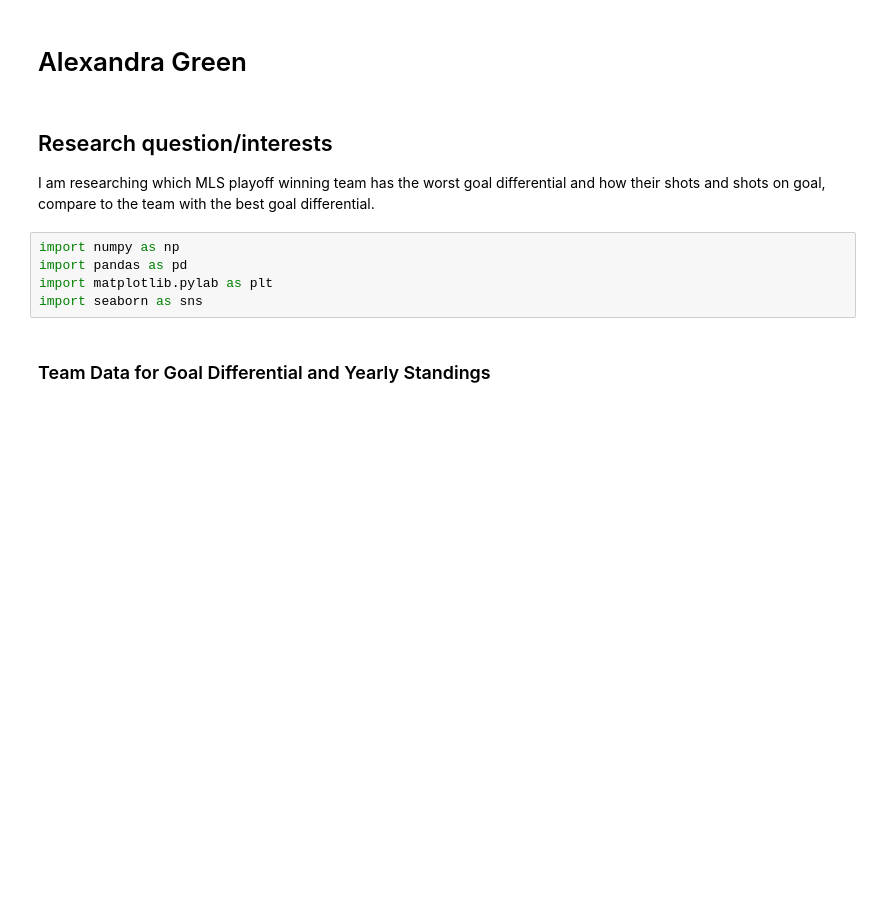
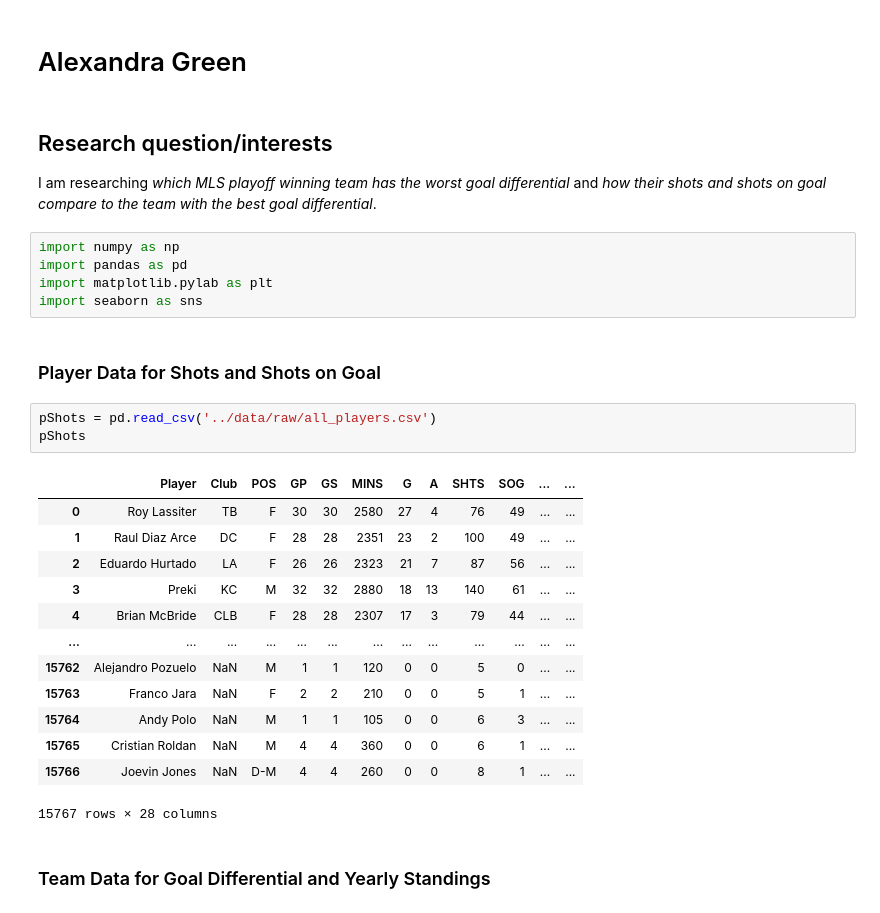
Before and after one commit to data301-2021-winter1/project-group47-project, a Jupyter notebook: notebooks/analysis1.ipynb, the cells around one changed output. Saved outputs shown, nothing was run; the diff lists cells and outputs as text; blank space fills up the shorter version.

```diff
--- a/notebooks/analysis1.ipynb
+++ b/notebooks/analysis1.ipynb
@@ -3,12 +3,31 @@
 # %% [markdown]
 ## Research question/interests
 
-I am researching which MLS playoff winning team has the worst goal differential and how their shots and shots on goal, compare to the team with the best goal differential.
+I am researching *which MLS playoff winning team has the worst goal differential* and *how their shots and shots on goal compare to the team with the best goal differential*.
 # %%
 import numpy as np
 import pandas as pd
 import matplotlib.pylab as plt
 import seaborn as sns
+# %% [markdown]
+### Player Data for Shots and Shots on Goal
+# %%
+pShots = pd.read_csv('../data/raw/all_players.csv')
+pShots
+# %% [output]
+|  | Player | Club | POS | GP | GS | MINS | G | A | SHTS | SOG | ... | ... |
+| 0 | Roy Lassiter | TB | F | 30 | 30 | 2580 | 27 | 4 | 76 | 49 | ... | ... |
+| 1 | Raul Diaz Arce | DC | F | 28 | 28 | 2351 | 23 | 2 | 100 | 49 | ... | ... |
+| 2 | Eduardo Hurtado | LA | F | 26 | 26 | 2323 | 21 | 7 | 87 | 56 | ... | ... |
+| 3 | Preki | KC | M | 32 | 32 | 2880 | 18 | 13 | 140 | 61 | ... | ... |
+| 4 | Brian McBride | CLB | F | 28 | 28 | 2307 | 17 | 3 | 79 | 44 | ... | ... |
+| ... | ... | ... | ... | ... | ... | ... | ... | ... | ... | ... | ... | ... |
+| 15762 | Alejandro Pozuelo | NaN | M | 1 | 1 | 120 | 0 | 0 | 5 | 0 | ... | ... |
+| 15763 | Franco Jara | NaN | F | 2 | 2 | 210 | 0 | 0 | 5 | 1 | ... | ... |
+| 15764 | Andy Polo | NaN | M | 1 | 1 | 105 | 0 | 0 | 6 | 3 | ... | ... |
+| 15765 | Cristian Roldan | NaN | M | 4 | 4 | 360 | 0 | 0 | 6 | 1 | ... | ... |
+| 15766 | Joevin Jones | NaN | D-M | 4 | 4 | 260 | 0 | 0 | 8 | 1 | ... | ... |
+15767 rows × 28 columns
 # %% [markdown]
 ### Team Data for Goal Differential and Yearly Standings
 # %%
```
Also changed, not shown: parts of 39 cells of this notebook, 1 other file.
